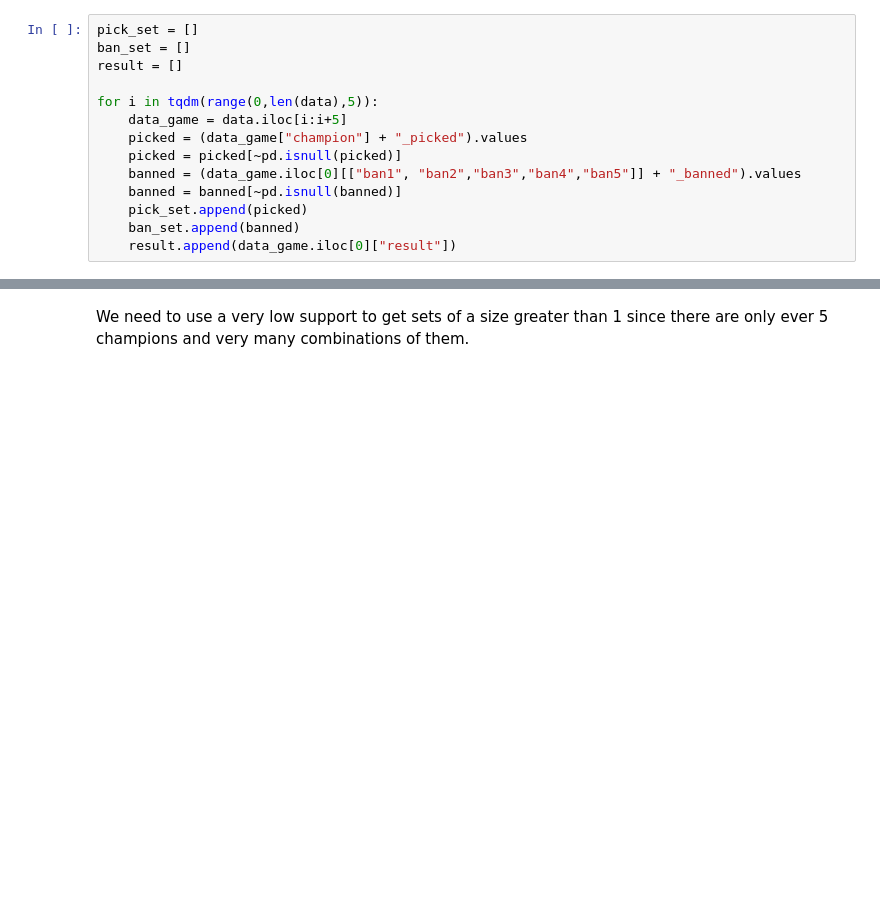
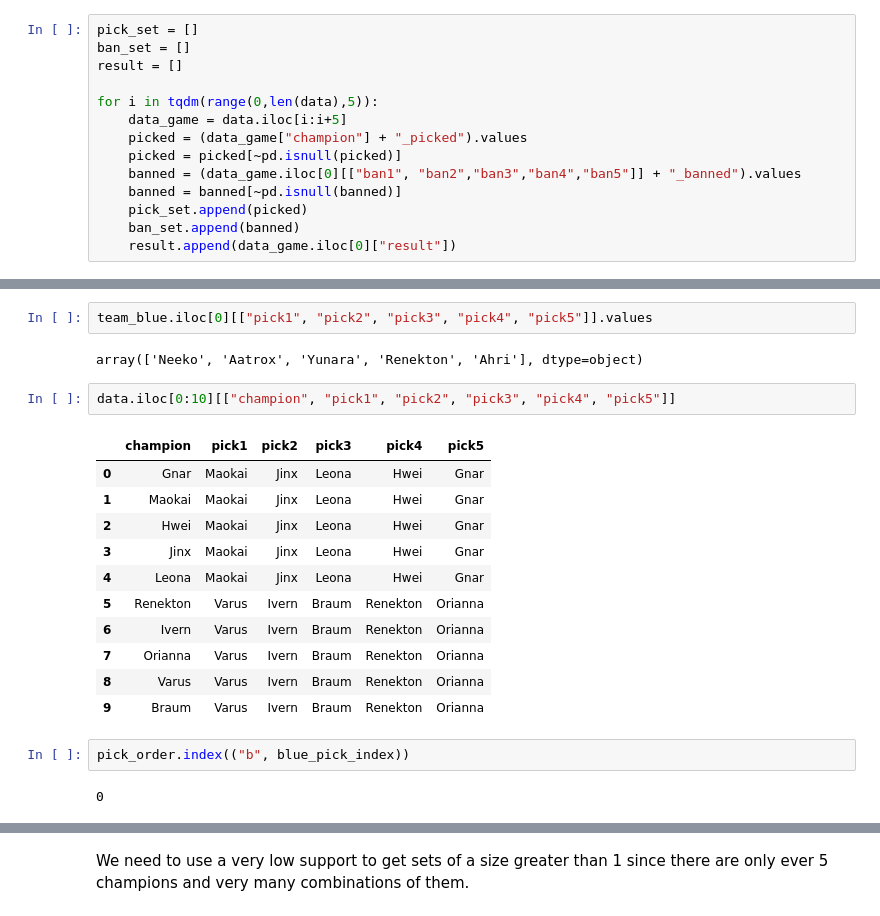
Before and after one commit to dwarfy35/Datamining_project, a Jupyter notebook: Checkpoint_3_daniel.ipynb, the cells around one changed output, grey strips where cells are left out. Drawn from its saved outputs; the diff is of its cells as text; blank space fills up the shorter version.

```diff
--- a/Checkpoint_3_daniel.ipynb
+++ b/Checkpoint_3_daniel.ipynb
@@ -61,0 +145,22 @@ for i in tqdm(range(0,len(data),10)):
+# %%
+team_blue.iloc[0][["pick1", "pick2", "pick3", "pick4", "pick5"]].values
+# %% [output]
+array(['Neeko', 'Aatrox', 'Yunara', 'Renekton', 'Ahri'], dtype=object)
+# %%
+data.iloc[0:10][["champion", "pick1", "pick2", "pick3", "pick4", "pick5"]]
+# %% [output]
+|  | champion | pick1 | pick2 | pick3 | pick4 | pick5 |
+| 0 | Gnar | Maokai | Jinx | Leona | Hwei | Gnar |
+| 1 | Maokai | Maokai | Jinx | Leona | Hwei | Gnar |
+| 2 | Hwei | Maokai | Jinx | Leona | Hwei | Gnar |
+| 3 | Jinx | Maokai | Jinx | Leona | Hwei | Gnar |
+| 4 | Leona | Maokai | Jinx | Leona | Hwei | Gnar |
+| 5 | Renekton | Varus | Ivern | Braum | Renekton | Orianna |
+| 6 | Ivern | Varus | Ivern | Braum | Renekton | Orianna |
+| 7 | Orianna | Varus | Ivern | Braum | Renekton | Orianna |
+| 8 | Varus | Varus | Ivern | Braum | Renekton | Orianna |
+| 9 | Braum | Varus | Ivern | Braum | Renekton | Orianna |
+# %%
+pick_order.index(("b", blue_pick_index))
+# %% [output]
+0
```
Also changed, not shown: parts of 51 cells of this notebook.
